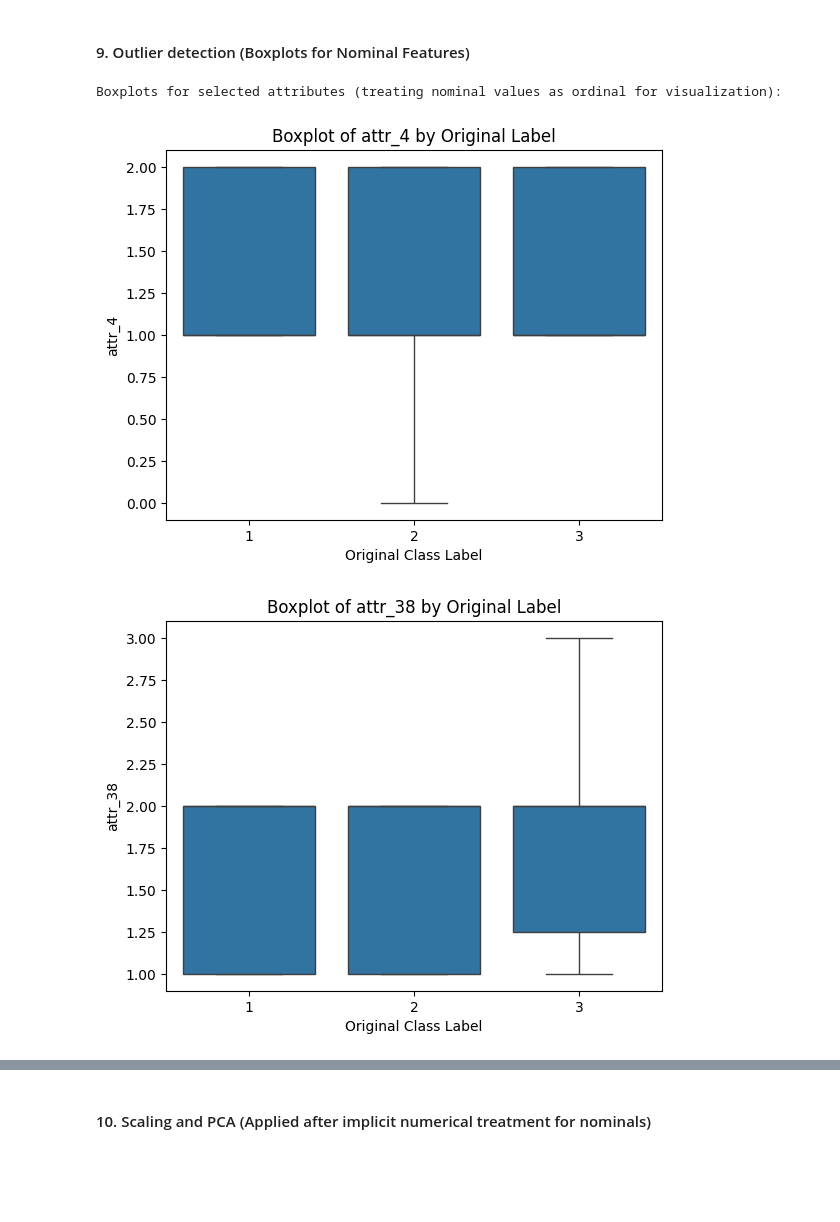
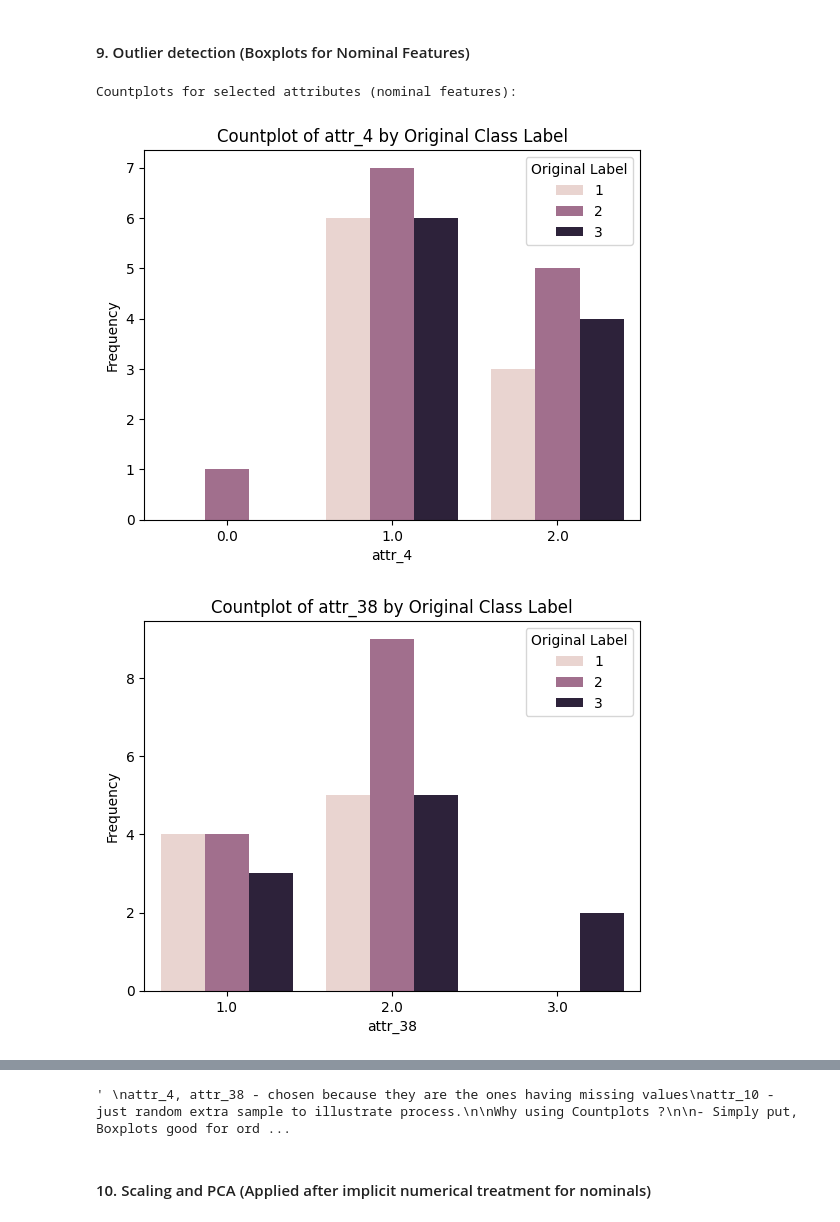
Before and after one commit to Liyzzy/quantum-svm-generalization-study, a Jupyter notebook: notebooks/eda/eda_lung_cancer.ipynb, the cells around one changed output, grey strips where cells are left out. Saved outputs shown, nothing was run; the diff lists cells and outputs as text; code cells hidden in the pictures; blank space fills up the shorter version.

Commit message:
Lung Cancer EDA - changed boxplots to countplots. Then edited some text sizes

```diff
--- a/notebooks/eda/eda_lung_cancer.ipynb
+++ b/notebooks/eda/eda_lung_cancer.ipynb
@@ -246,20 +250,36 @@ Relationships between nominal features are better explored using techniques like
 # %% [markdown]
 #### 9. Outlier detection (Boxplots for Nominal Features)
 # %%
-# --- 10. Outlier Detection (Boxplots for Nominal Features) ---
-# Boxplots can still show the distribution of nominal features if treated as ordinal,
-# but 'outliers' might simply represent less frequent categories.
+# --- 10. Distribution Check for Nominal Features (CountPlots) ---
+# Since the Lung Cancer dataset attributes are nominal (categorical),
+# countplots are more suitable than boxplots. They clearly show:
+#   - Each distinct category value
+#   - How often each category appears (frequency)
+# This makes it easier to spot suspicious or mis-recorded values
 # In simple, outliers are important to detect because it could be a typo or mis-recorded value
-print("\nBoxplots for selected attributes (treating nominal values as ordinal for visualization):")
-for feat in ['attr_4', 'attr_38', 'attr_10']: # Example attributes, including those with missing values
+
+print("\nCountplots for selected attributes (nominal features):")
+for feat in ['attr_4', 'attr_38', 'attr_10']:  # attr_4 & attr_38 had missing values, attr_10 is extra sample
     plt.figure()
-    # Using the original lung_cancer_df for plotting 'label' against features before binary transformation
-    sns.boxplot(x='label', y=feat, data=lung_cancer_df)
-    plt.title(f"Boxplot of {feat} by Original Label")
-    plt.xlabel('Original Class Label')
-    plt.ylabel(feat)
+    sns.countplot(x=feat, hue='label', data=lung_cancer_df)
+    plt.title(f"Countplot of {feat} by Original Class Label")
+    plt.xlabel(feat)
+    plt.ylabel("Frequency")
+    plt.legend(title="Original Label")
     plt.show()
+
+'''
+attr_4, attr_38 - chosen because they are the ones having missing values
+attr_10 - just random extra sample to illustrate process.
+
+Why using Countplots ?
+
+- Simply put, Boxplots good for ordinal data and countplots good for nominal data
+- Therefore, the boxplots dint show what range of numbers that are misrecorded
+but if countplots the specific numbers of number as well as its frequency are shown
+
+'''
 # %% [output]
-Boxplots for selected attributes (treating nominal values as ordinal for visualization):
+Countplots for selected attributes (nominal features):
-[figure, old version]
+[figure, new version]
-[figure, old version]
+[figure, new version]
@@ -267,3 +287,4 @@ Boxplots for selected attributes (treating nominal values as ordinal for visuali
+' \nattr_4, attr_38 - chosen because they are the ones having missing values\nattr_10 - just random extra sample to illustrate process.\n\nWhy using Countplots ?\n\n- Simply put, Boxplots good for ord ...
 # %% [markdown]
 #### 10. Scaling and PCA (Applied after implicit numerical treatment for nominals)
 # %%
```
Also changed, not shown: parts of 4 cells of this notebook, 1 other file.
